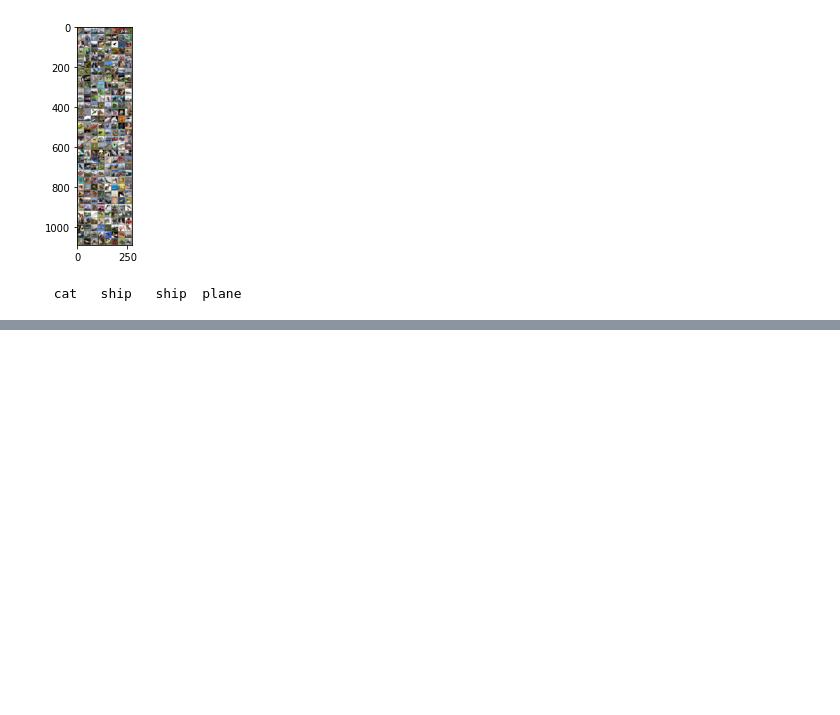
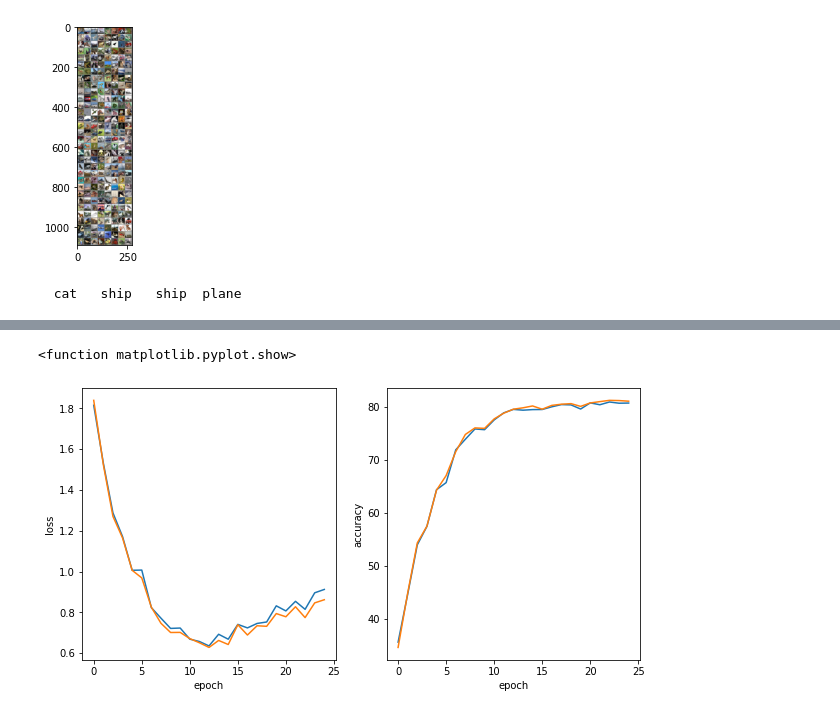
Before and after one commit to Bo-kyoung/AI-practices, a Jupyter notebook: VGG16_CIFAR10_validation.ipynb, the cells around one changed output, grey strips where cells are left out. Saved outputs shown, nothing was run; the diff lists cells and outputs as text; code cells hidden in the pictures; blank space fills up the shorter version.

```diff
--- a/VGG16_CIFAR10_validation.ipynb
+++ b/VGG16_CIFAR10_validation.ipynb
@@ -224,0 +240,23 @@ plt.show
+# %%
+import matplotlib.pyplot as plt
+loss_graph_1 = torch.as_tensor(train_loss_history,device='cpu')
+loss_graph_2 = torch.as_tensor(test_loss_history,device='cpu')
+loss_graph_3 = torch.as_tensor(valid_loss_history,device='cpu')
+acc_1 = torch.as_tensor(test_acc_history,device='cpu')
+acc_2 = torch.as_tensor(valid_acc_history,device='cpu')
+plt.figure(figsize = (10,5))
+plt.subplot(1,2,1)
+#plt.plot(loss_graph_1)
+plt.plot(loss_graph_2, label = "test")
+plt.plot(loss_graph_3, label = "valid")
+plt.xlabel('epoch')
+plt.ylabel('loss')
+plt.subplot(1,2,2)
+plt.plot(acc_1, label = "test")
+plt.plot(acc_2, label = "valid")
+plt.xlabel('epoch')
+plt.ylabel('accuracy')
+plt.show
+# %% [output]
+<function matplotlib.pyplot.show>
+[figure, added]
```
Also changed, not shown: parts of 8 cells of this notebook.
